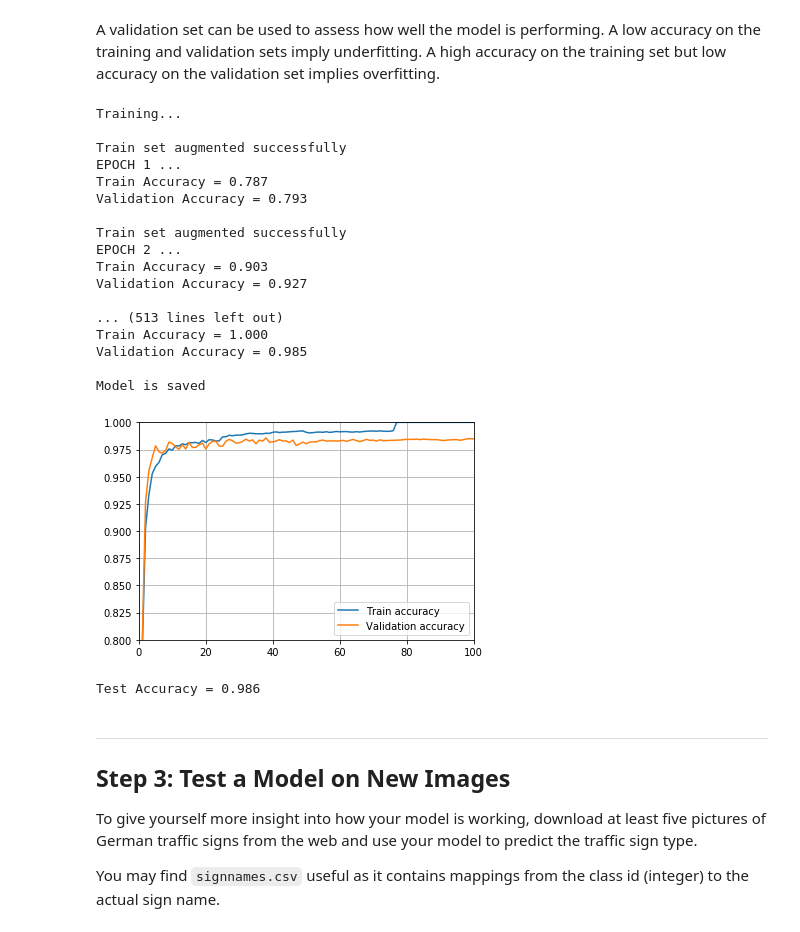
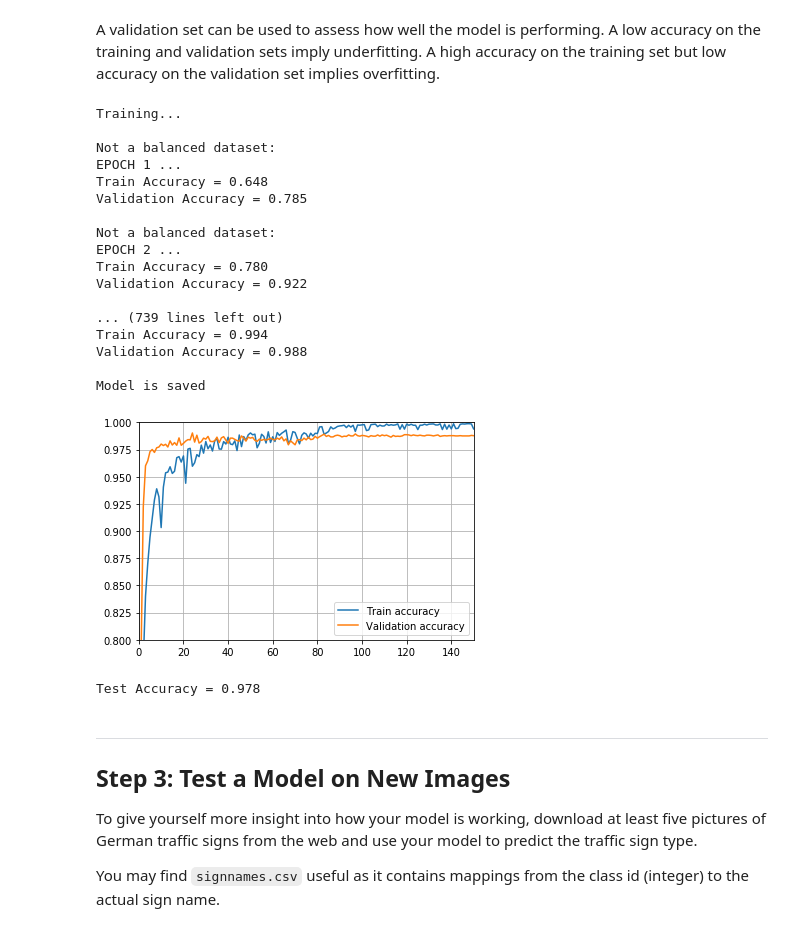
Before and after one commit to SIakovlev/CarND_Term1_P2, a Jupyter notebook: Traffic_Sign_Classifier_v2.ipynb, the cells around one changed output. Cells and saved outputs as stored; diff of their text form; code cells hidden in the pictures.

```diff
--- a/Traffic_Sign_Classifier_v2.ipynb
+++ b/Traffic_Sign_Classifier_v2.ipynb
@@ -516,7 +516,7 @@ sets imply underfitting. A high accuracy on the training set but low accuracy on
 ### the accuracy on the test set should be calculated and reported as well.
 ### Feel free to use as many code cells as needed.
 
-EPOCHS = 100
+EPOCHS = 150
 BATCH_SIZE = 128
 
 # Labels and features
@@ -559,32 +559,28 @@ with tf.Session() as sess:
     val = []
     train = []
     for i in range(EPOCHS):
-        X_train, y_train = shuffle(X_train, y_train)
+        index = np.random.randint(0, len(data_train_list))
+        if(index == 3):
+            print("Balanced dataset:")
+        else:
+            print("Not a balanced dataset:")
+        X_train_aug = data_train_list[index]
+        y_train_aug = label_train_list[index]
+        X_train_aug, y_train_aug = shuffle(X_train_aug, y_train_aug)
+        num_examples = len(X_train_aug)
 
-        if (i > 75):
-            print("Learn original dataset with the same learning rate")
-            rate = 0.00001
-            X_train_aug = X_train
-            X_train_aug_norm = normalisation(X_train_aug)
-            y_train_aug = y_train
-        else:
-            X_train_aug = np.vstack((X_train, set_augment(X_train)))
-            X_train_aug_norm = normalisation(X_train_aug)
-            y_train_aug = np.hstack((y_train, y_train))
-        if (i == 25):
-            rate = 0.0005
+        if (i == 80):
+            rate = 0.0001
             print("Learning rate: ", rate)
-        elif (i == 50):
+        elif (i == 120):
             rate = 0.00001
             print("Learning rate: ", rate)
 
-        print("Train set augmented successfully")
-        num_examples = len(X_train_aug_norm)
         for offset in range(0, num_examples, BATCH_SIZE):
             end = offset + BATCH_SIZE
-            batch_x, batch_y = X_train_aug_norm[offset:end], y_train_aug[offset:end]
+            batch_x, batch_y = X_train_aug[offset:end], y_train_aug[offset:end]
             sess.run(training_operation, feed_dict={x: batch_x, y: batch_y, keep_prob: 0.5, learning_rate: rate})
-        train_accuracy = evaluate(X_train_aug_norm, y_train_aug)
+        train_accuracy = evaluate(X_train_aug, y_train_aug)
         validation_accuracy = evaluate(X_valid, y_valid)
         val.append(validation_accuracy)
         train.append(train_accuracy)
@@ -594,44 +590,44 @@ with tf.Session() as sess:
         print("Validation Accuracy = {:.3f}".format(validation_accuracy))
         print()
 
-    saver.save(sess, './3stages_rgb')
+    saver.save(sess, './3stages_rgb_v3')
     print("Model is saved")
 # %% [output]
 Training...
 
-Train set augmented successfully
+Not a balanced dataset:
 EPOCH 1 ...
-Train Accuracy = 0.787
-Validation Accuracy = 0.793
+Train Accuracy = 0.648
+Validation Accuracy = 0.785
 
-Train set augmented successfully
+Not a balanced dataset:
 EPOCH 2 ...
-Train Accuracy = 0.903
-Validation Accuracy = 0.927
+Train Accuracy = 0.780
+Validation Accuracy = 0.922
 
-... (513 lines left out)
-Train Accuracy = 1.000
-Validation Accuracy = 0.985
+... (739 lines left out)
+Train Accuracy = 0.994
+Validation Accuracy = 0.988
 
 Model is saved
 # %%
 x_axis = range(1, EPOCHS+1)
-plt.axis([0, 100, 0.8, 1])
+plt.axis([0, 150, 0.8, 1])
 plt.plot(x_axis, train, label='Train accuracy')
 plt.plot(x_axis, val, label='Validation accuracy')
 plt.legend(loc='lower right')
 plt.grid(True)
 plt.show()
 # %% [output]
-[figure, old version]
+[figure, new version]
 # %%
 with tf.Session() as sess:
-    saver.restore(sess, './3stages_rgb')
+    saver.restore(sess, './3stages_rgb_v3')
 
     test_accuracy = evaluate(X_test, y_test)
     print("Test Accuracy = {:.3f}".format(test_accuracy))
 # %% [output]
-Test Accuracy = 0.986
+Test Accuracy = 0.978
 # %% [markdown]
 ---
 
```
Also changed, not shown: parts of 11 cells of this notebook, 3 other files.
